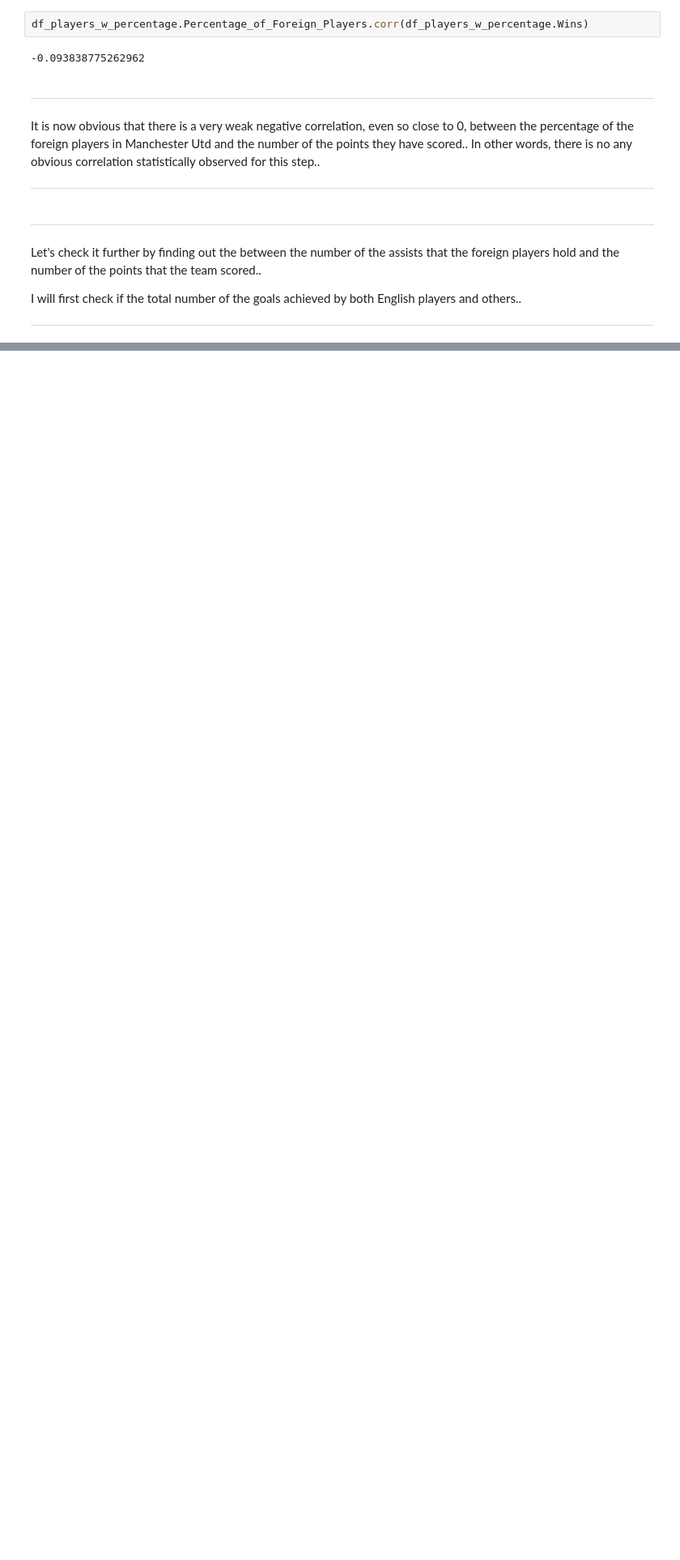
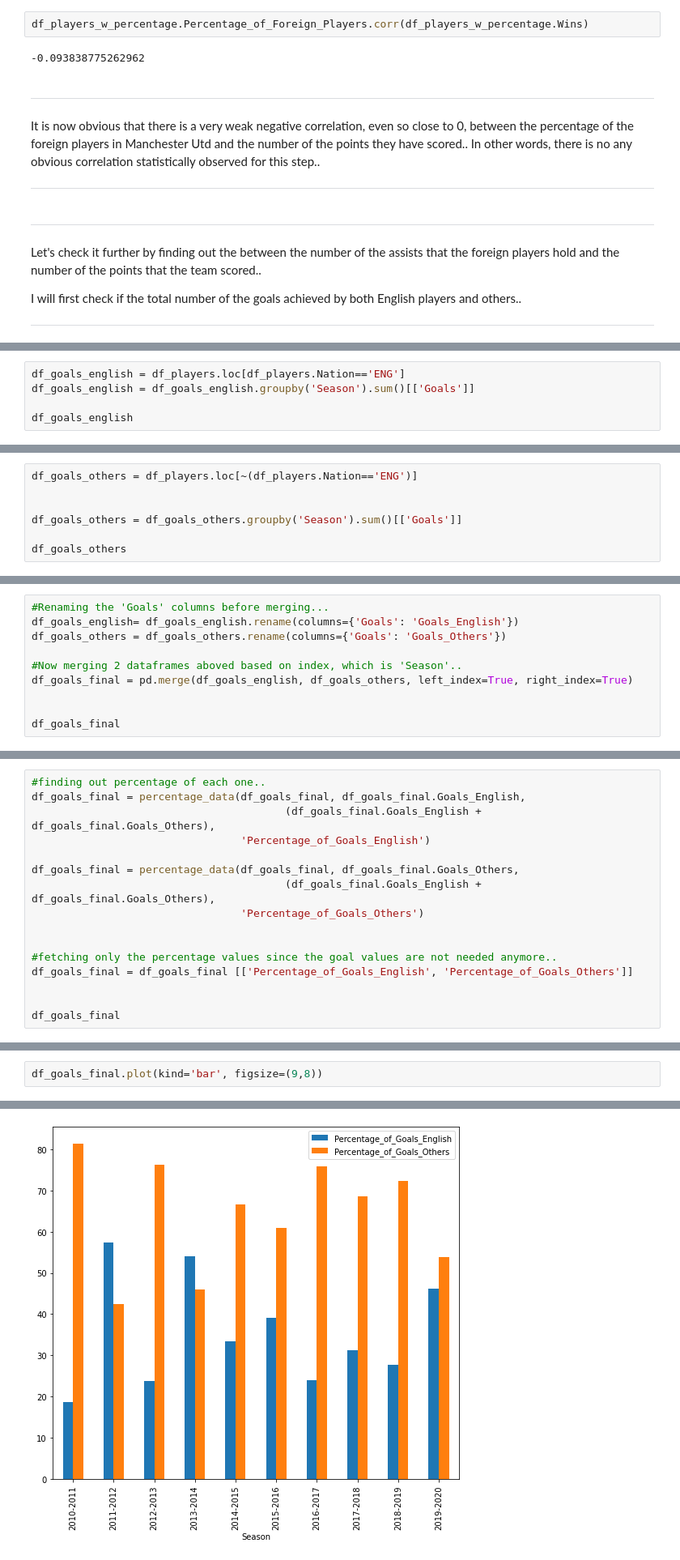
Before and after one commit to ayktonr/uol_dsc020_cw, a Jupyter notebook: cw_main.ipynb, the cells around one changed output, grey strips where cells are left out. Shown at 81% size. Cells and saved outputs as stored; diff of their text form; blank space fills up the shorter version.

```diff
--- a/cw_main.ipynb
+++ b/cw_main.ipynb
@@ -477,0 +432,5 @@ NameError: name 'df_mu_1819' is not defined
+# %%
+df_goals_english = df_players.loc[df_players.Nation=='ENG']
+df_goals_english = df_goals_english.groupby('Season').sum()[['Goals']]
+
+df_goals_english
@@ -477,0 +454,7 @@ NameError: name 'df_mu_1819' is not defined
+# %%
+df_goals_others = df_players.loc[~(df_players.Nation=='ENG')]
+
+
+df_goals_others = df_goals_others.groupby('Season').sum()[['Goals']]
+
+df_goals_others
@@ -477,0 +480,10 @@ NameError: name 'df_mu_1819' is not defined
+# %%
+#Renaming the 'Goals' columns before merging...
+df_goals_english= df_goals_english.rename(columns={'Goals': 'Goals_English'})
+df_goals_others = df_goals_others.rename(columns={'Goals': 'Goals_Others'})
+
+#Now merging 2 dataframes aboved based on index, which is 'Season'..
+df_goals_final = pd.merge(df_goals_english, df_goals_others, left_index=True, right_index=True)
+
+
+df_goals_final
@@ -477,0 +510,16 @@ NameError: name 'df_mu_1819' is not defined
+# %%
+#finding out percentage of each one..
+df_goals_final = percentage_data(df_goals_final, df_goals_final.Goals_English,
+                                        (df_goals_final.Goals_English + df_goals_final.Goals_Others),
+                                 'Percentage_of_Goals_English')
+
+df_goals_final = percentage_data(df_goals_final, df_goals_final.Goals_Others,
+                                        (df_goals_final.Goals_English + df_goals_final.Goals_Others),
+                                 'Percentage_of_Goals_Others')
+
+
+#fetching only the percentage values since the goal values are not needed anymore..
+df_goals_final = df_goals_final [['Percentage_of_Goals_English', 'Percentage_of_Goals_Others']]
+
+
+df_goals_final
@@ -477,0 +543,3 @@ NameError: name 'df_mu_1819' is not defined
+# %%
+df_goals_final.plot(kind='bar', figsize=(9,8))
+# %% [output]
@@ -477,0 +547 @@ NameError: name 'df_mu_1819' is not defined
+[figure, added]
```
Also changed, not shown: parts of 23 cells of this notebook.
